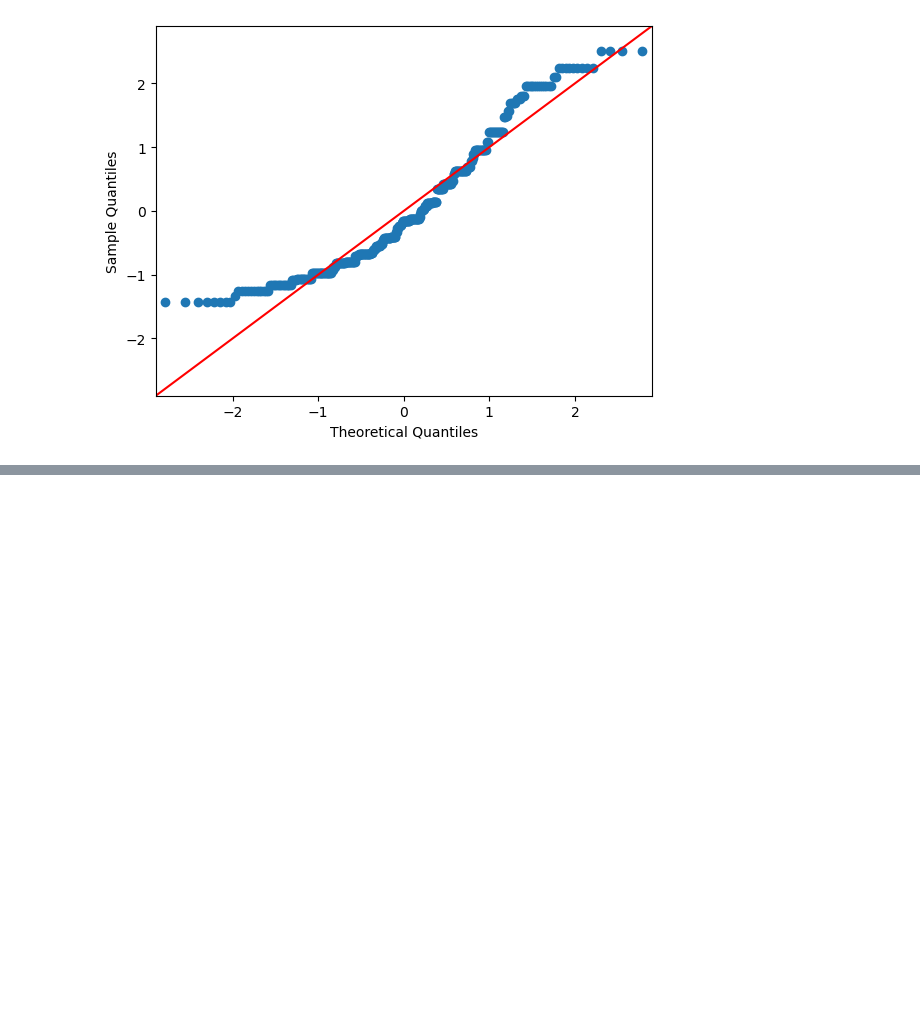
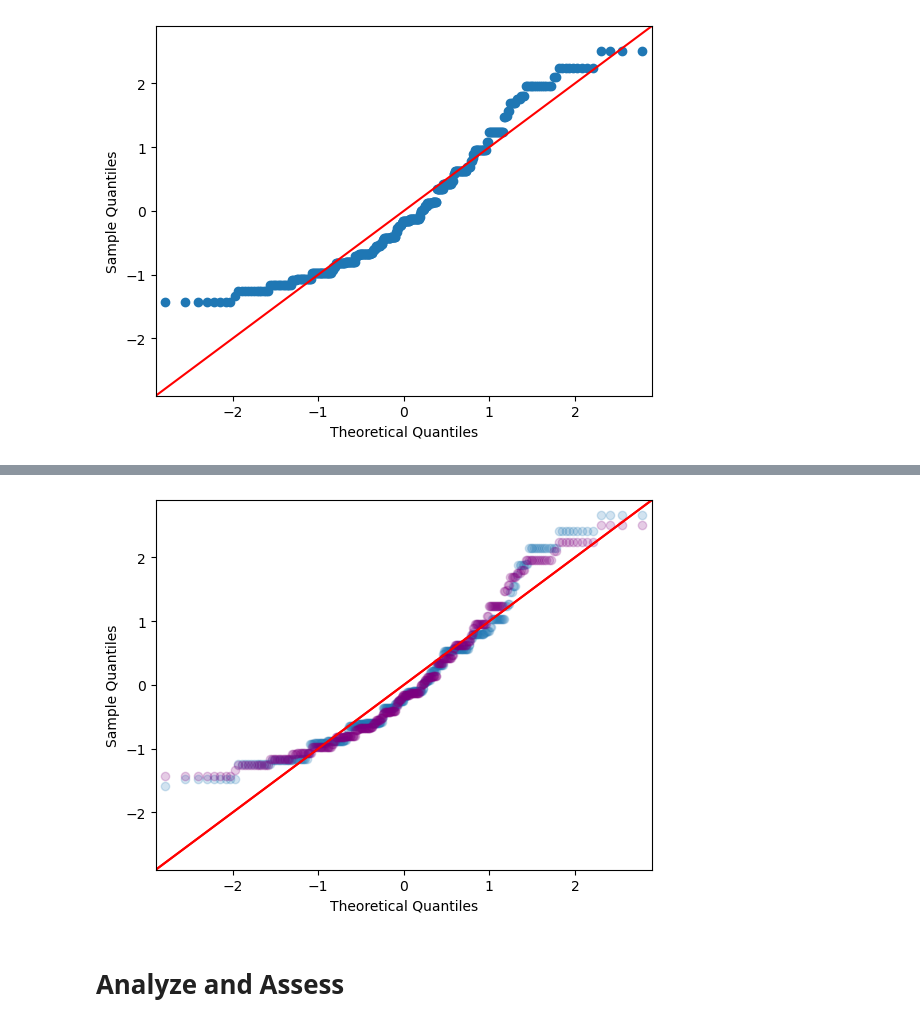
Before and after one commit to eric-y33/Math360-MAGC3, a Jupyter notebook: pavitra.ipynb, the cells around one changed output, grey strips where cells are left out. Saved outputs shown, nothing was run; the diff lists cells and outputs as text; code cells hidden in the pictures; blank space fills up the shorter version.

```diff
--- a/pavitra.ipynb
+++ b/pavitra.ipynb
@@ -236,0 +208,14 @@ plt.show()
+# %%
+# Plot 4 (Overlapping QQplot)
+residuals_original = reg_original.resid
+
+fig, ax = plt.subplots()
+
+sm.qqplot(residuals_transformed, fit = True, line='45', alpha = 0.2, ax=ax)
+sm.qqplot(residuals_original, fit = True, line='45', markerfacecolor='purple', markeredgecolor='purple', alpha = 0.2, ax=ax)
+
+plt.show()
+# %% [output]
+[figure, added]
+# %% [markdown]
+# Analyze and Assess
```
Also changed, not shown: parts of 28 cells of this notebook.
